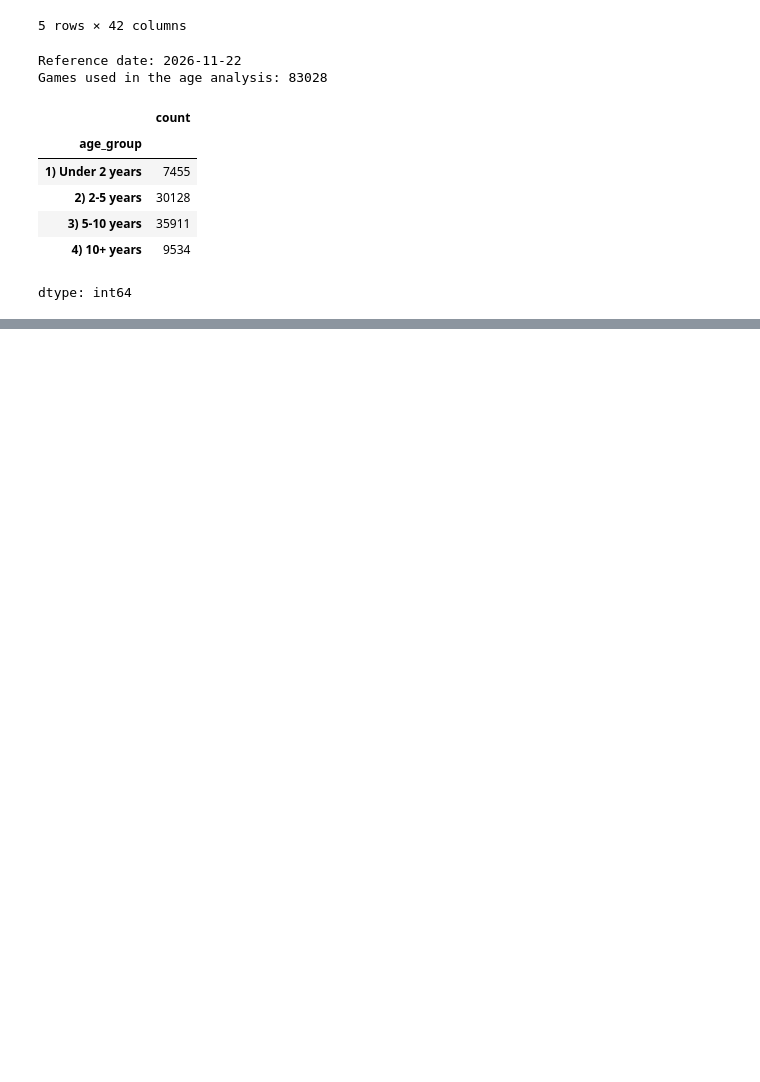
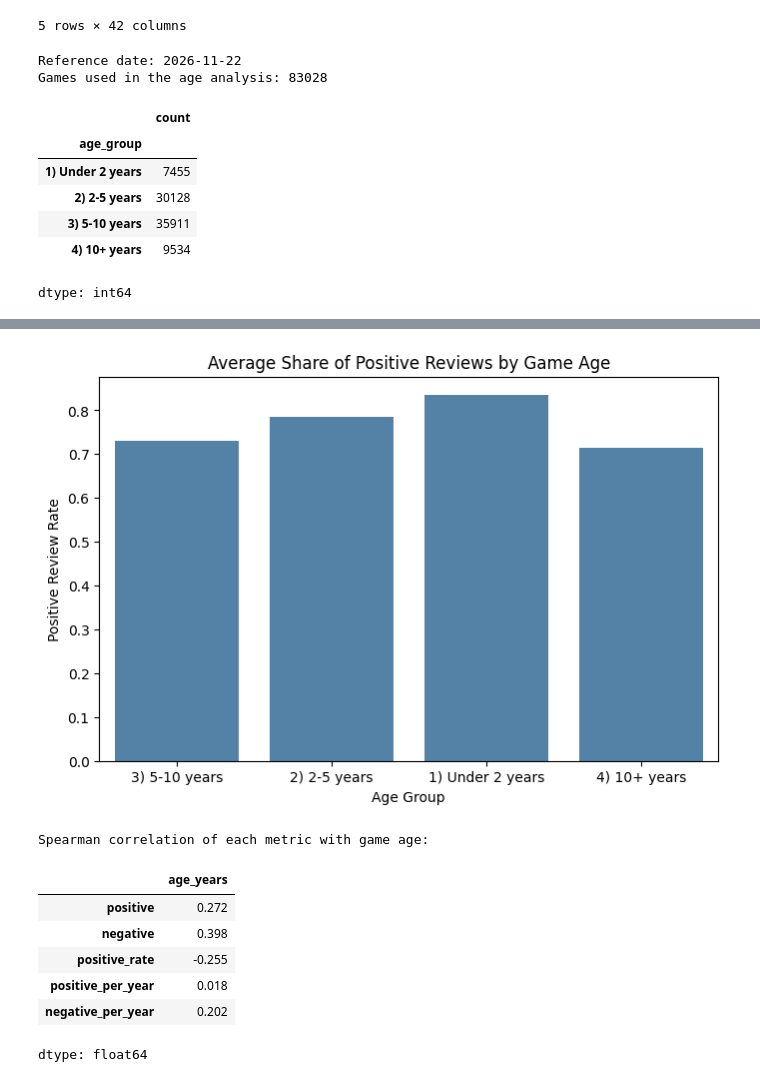
Before and after one commit to SelinBeyaz01/BUS392-Steam-Project, a Jupyter notebook: BUS392_Project.ipynb, the cells around one changed output, grey strips where cells are left out. Cells and saved outputs as stored; diff of their text form; code cells hidden in the pictures; blank space fills up the shorter version.

```diff
--- a/BUS392_Project.ipynb
+++ b/BUS392_Project.ipynb
@@ -93,0 +140,25 @@ dtype: int64
+# %%
+plt.figure(figsize=(8, 5))
+sns.barplot(data=age_data, x='age_group', y='positive_rate', estimator='mean', errorbar=None, color='steelblue')
+plt.title('Average Share of Positive Reviews by Game Age')
+plt.xlabel('Age Group')
+plt.ylabel('Positive Review Rate')
+plt.show()
+
+age_correlations = age_data[[
+    'age_years', 'positive', 'negative', 'positive_rate',
+    'positive_per_year', 'negative_per_year'
+]].corr(method='spearman')['age_years'].drop('age_years').round(3)
+
+print("Spearman correlation of each metric with game age:")
+age_correlations
+# %% [output]
+[figure, added]
+Spearman correlation of each metric with game age:
+|  | age_years |
+| positive | 0.272 |
+| negative | 0.398 |
+| positive_rate | -0.255 |
+| positive_per_year | 0.018 |
+| negative_per_year | 0.202 |
+dtype: float64
```
Also changed, not shown: parts of 5 cells of this notebook.
